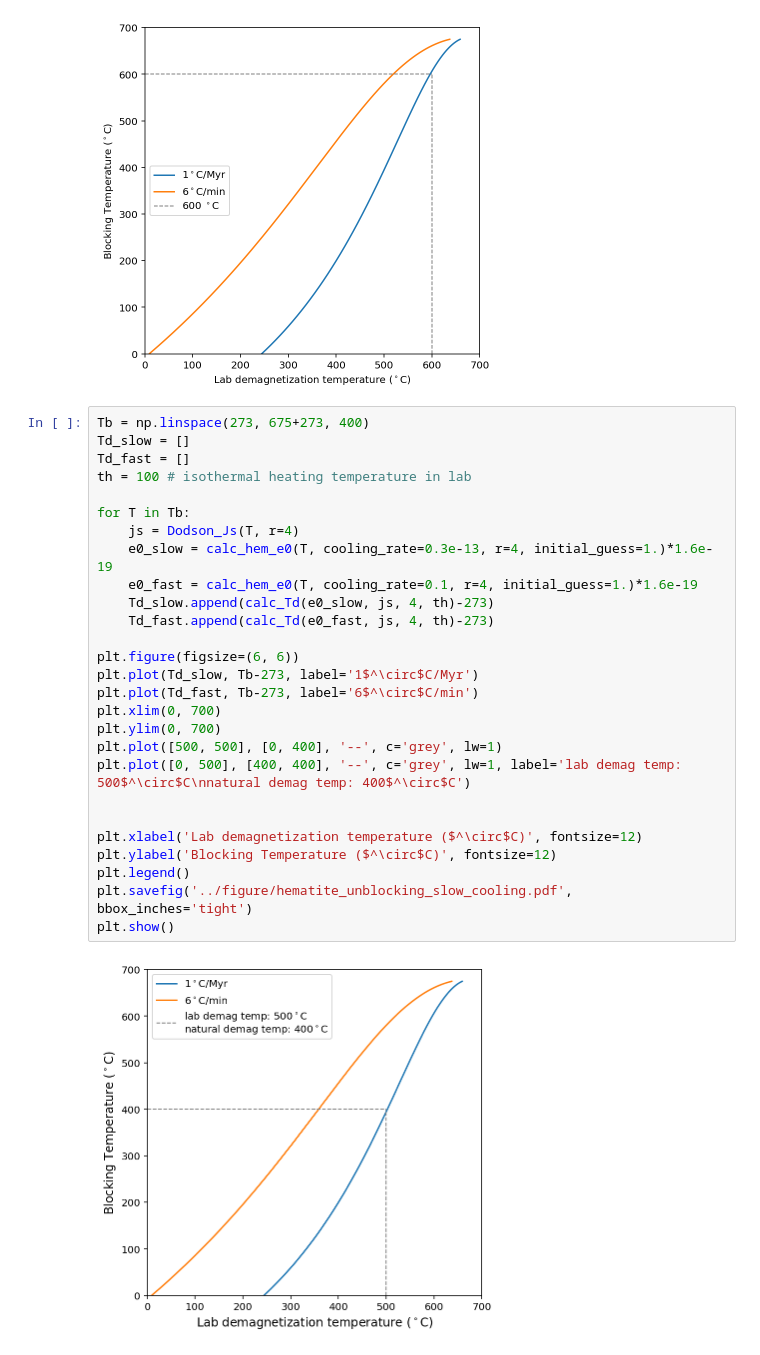
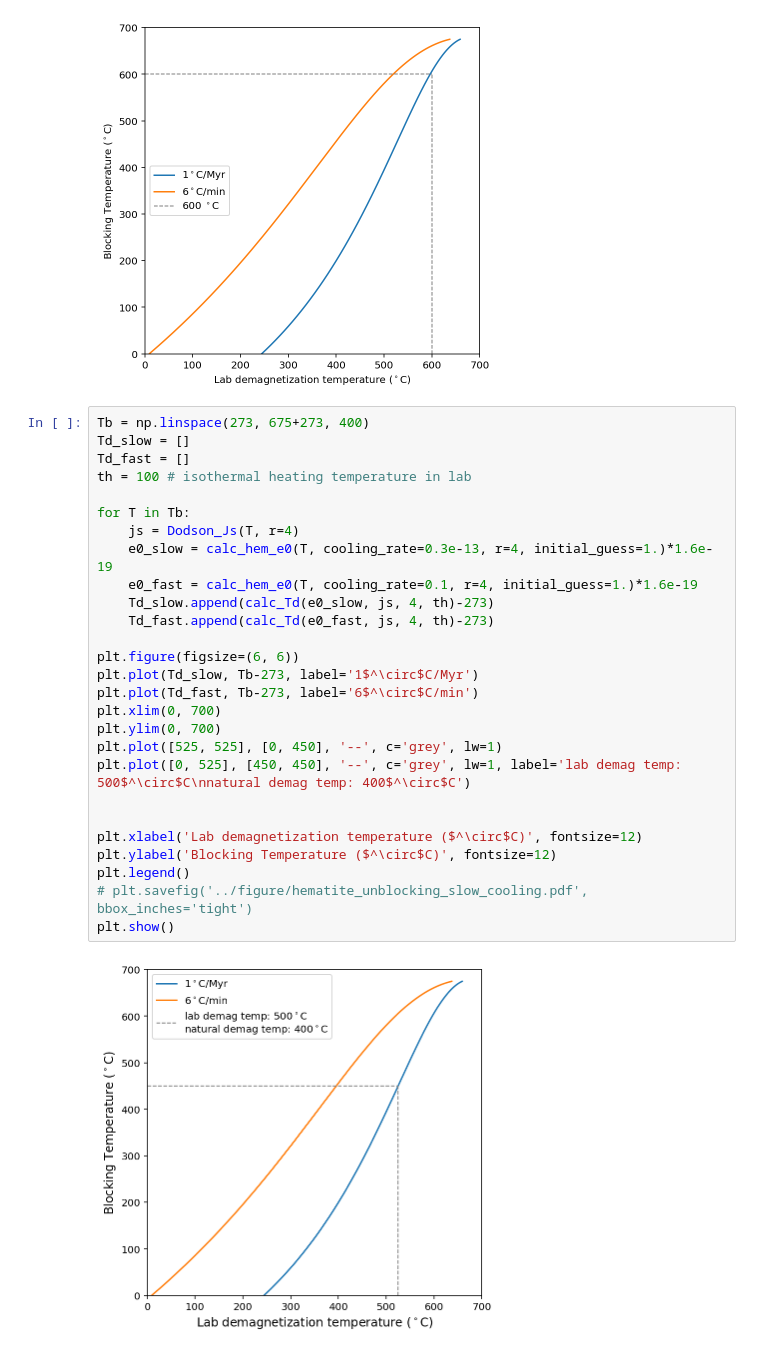
Before and after one commit to Swanson-Hysell-Group/Grenville_seminar, a Jupyter notebook: code/Pmag_unblocking_temperatures.ipynb, the cells around one changed output. Saved outputs shown, nothing was run; the diff lists cells and outputs as text.

```diff
--- a/code/Pmag_unblocking_temperatures.ipynb
+++ b/code/Pmag_unblocking_temperatures.ipynb
@@ -383,29 +386,29 @@ plt.show()
 # %%
 Tb = np.linspace(273, 675+273, 400)
 Td_slow = []
 Td_fast = []
 th = 100 # isothermal heating temperature in lab
 
 for T in Tb:
     js = Dodson_Js(T, r=4)
     e0_slow = calc_hem_e0(T, cooling_rate=0.3e-13, r=4, initial_guess=1.)*1.6e-19
     e0_fast = calc_hem_e0(T, cooling_rate=0.1, r=4, initial_guess=1.)*1.6e-19
     Td_slow.append(calc_Td(e0_slow, js, 4, th)-273)
     Td_fast.append(calc_Td(e0_fast, js, 4, th)-273)
 
 plt.figure(figsize=(6, 6))
 plt.plot(Td_slow, Tb-273, label='1$^\circ$C/Myr')
 plt.plot(Td_fast, Tb-273, label='6$^\circ$C/min')
 plt.xlim(0, 700)
 plt.ylim(0, 700)
-plt.plot([500, 500], [0, 400], '--', c='grey', lw=1)
-plt.plot([0, 500], [400, 400], '--', c='grey', lw=1, label='lab demag temp: 500$^\circ$C\nnatural demag temp: 400$^\circ$C')
+plt.plot([525, 525], [0, 450], '--', c='grey', lw=1)
+plt.plot([0, 525], [450, 450], '--', c='grey', lw=1, label='lab demag temp: 500$^\circ$C\nnatural demag temp: 400$^\circ$C')
 
 
 plt.xlabel('Lab demagnetization temperature ($^\circ$C)', fontsize=12)
 plt.ylabel('Blocking Temperature ($^\circ$C)', fontsize=12)
 plt.legend()
-plt.savefig('../figure/hematite_unblocking_slow_cooling.pdf', bbox_inches='tight')
+# plt.savefig('../figure/hematite_unblocking_slow_cooling.pdf', bbox_inches='tight')
 plt.show()
 # %% [output]
-[figure, old version]
+[figure, new version]
```
Also changed, not shown: parts of 1 cell of this notebook, 1 other file.
